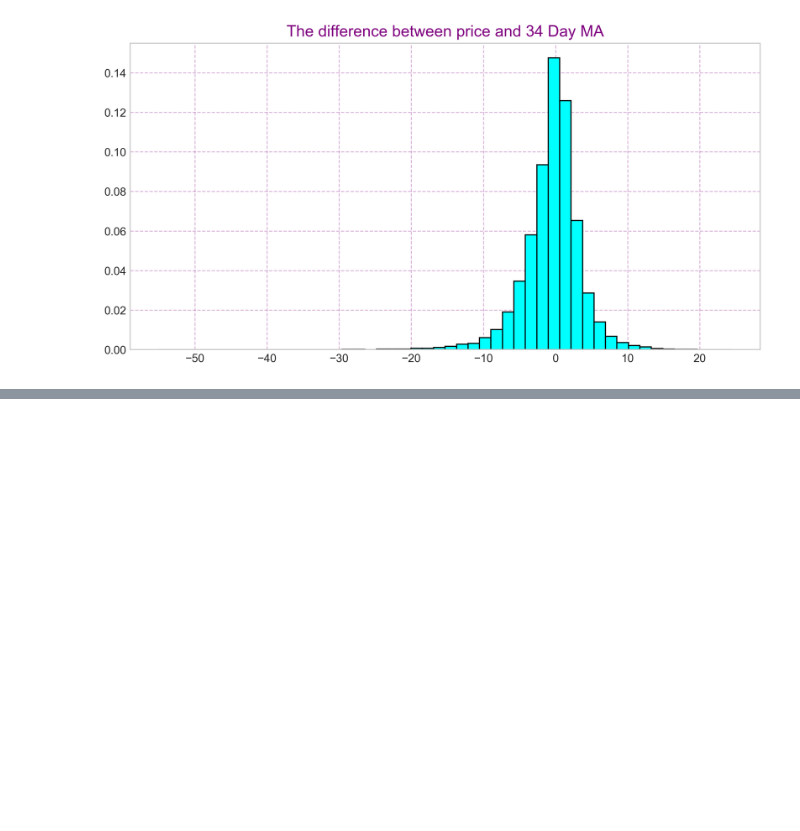
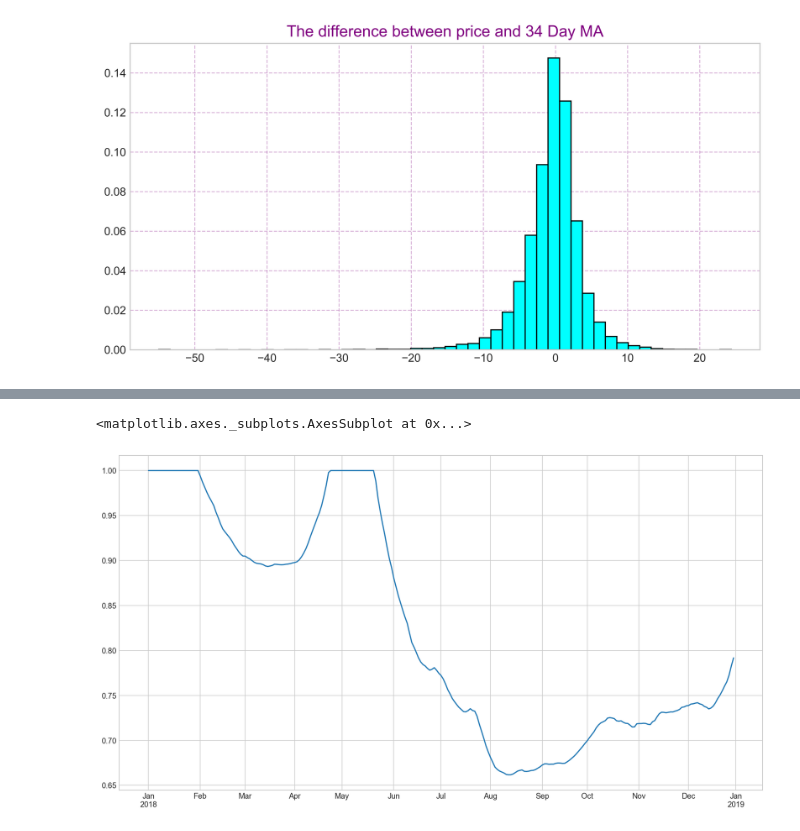
Before and after one commit to diogoaurelio/finmarkets, a Jupyter notebook: notebooks/gold.ipynb, the cells around one changed output, grey strips where cells are left out. Cells and saved outputs as stored; diff of their text form; code cells hidden in the pictures; blank space fills up the shorter version.

Commit message:
Added Fractal Analysis and descriptive analysis of SP 500

```diff
--- a/notebooks/gold.ipynb
+++ b/notebooks/gold.ipynb
@@ -94,0 +103,2 @@ Name: priceGap34, dtype: float64
+# %%
+gold = pd.DataFrame(df.dropna()['1970':]['gold'].copy(),columns=['gold'])
@@ -94,0 +114,2 @@ Name: priceGap34, dtype: float64
+# %%
+gold =  computeFractalsAndHurst(gold,'gold')
@@ -94,0 +125,5 @@ Name: priceGap34, dtype: float64
+# %%
+gold['2018'].HurstExponent.plot(figsize=[15,8])
+# %% [output]
+<matplotlib.axes._subplots.AxesSubplot at 0x...>
+[figure, added]
```
Also changed, not shown: parts of 10 cells of this notebook, 18 other files.
